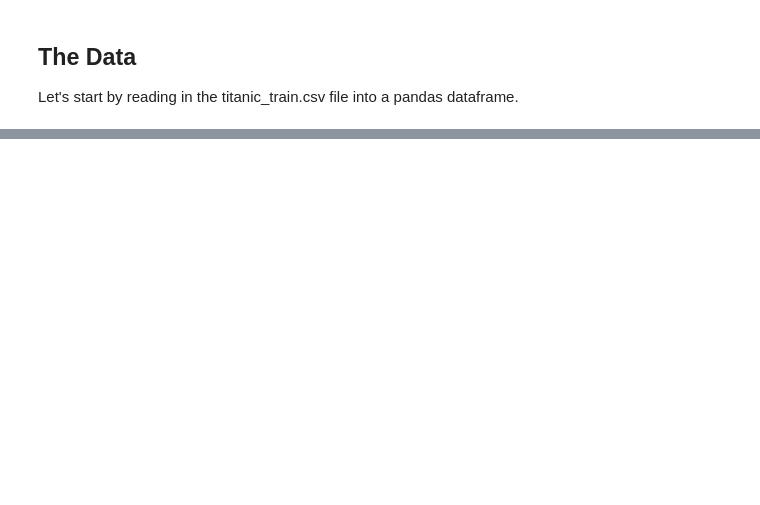
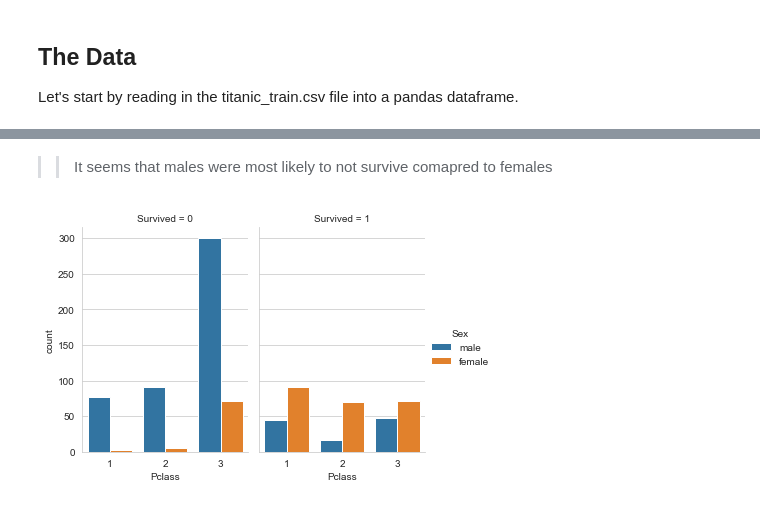
Before and after one commit to kevinprinsloo/My_Machine_Learning_Notebooks, a Jupyter notebook: Logistic_Regression/Titanic_Notes.ipynb, the cells around one changed output, grey strips where cells are left out. Cells and saved outputs as stored; diff of their text form; code cells hidden in the pictures; blank space fills up the shorter version.

```diff
--- a/Logistic_Regression/Titanic_Notes.ipynb
+++ b/Logistic_Regression/Titanic_Notes.ipynb
@@ -35,0 +84,8 @@ train.head()
+# %% [markdown]
+>> It seems that males were most likely to not survive comapred to females
+# %%
+g = sns.catplot(x='Pclass', hue='Sex', col='Survived',
+                data=train, kind='count',
+                height=4, aspect=.7);
+# %% [output]
+[figure, added]
```
Also changed, not shown: parts of 25 cells of this notebook.
